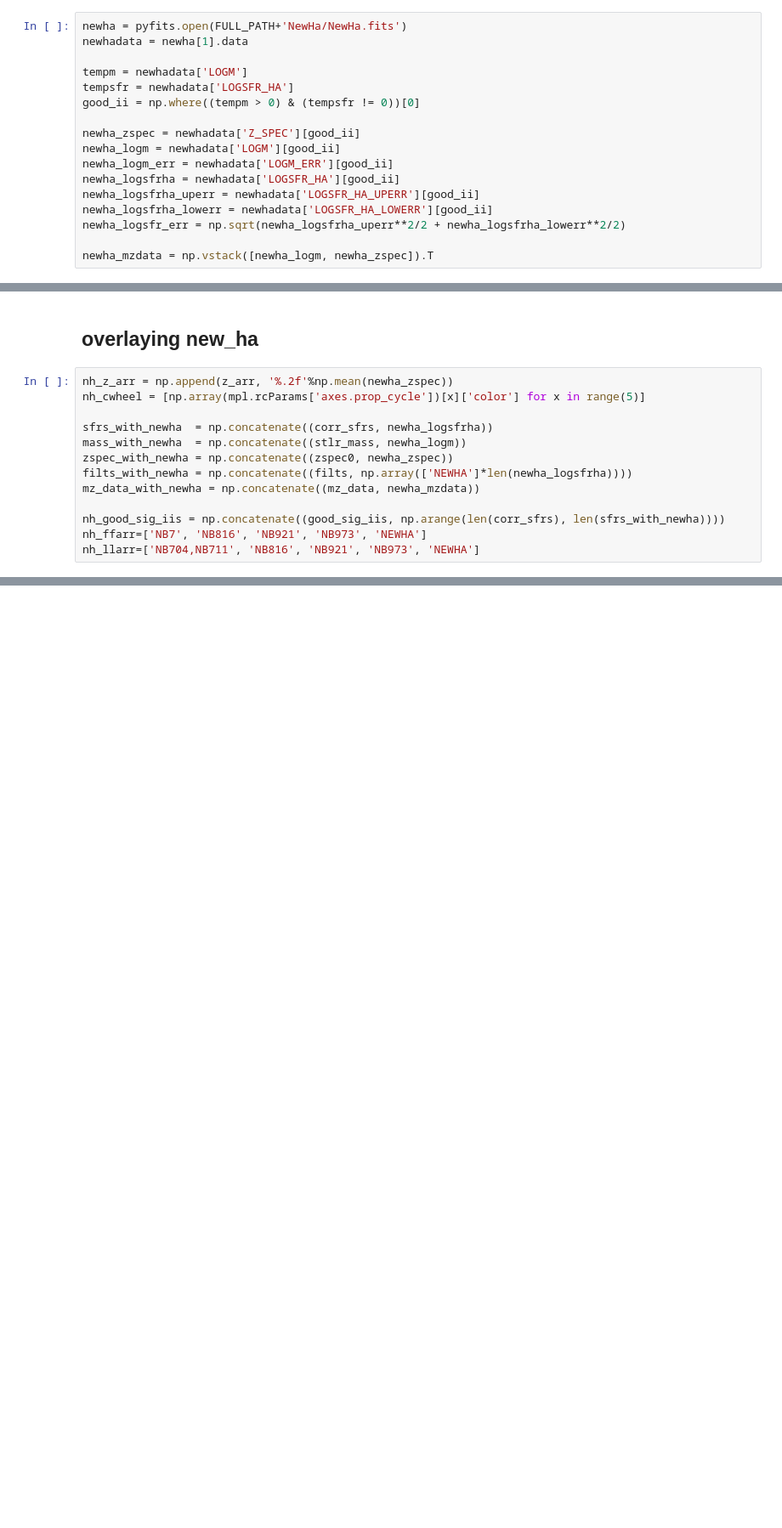
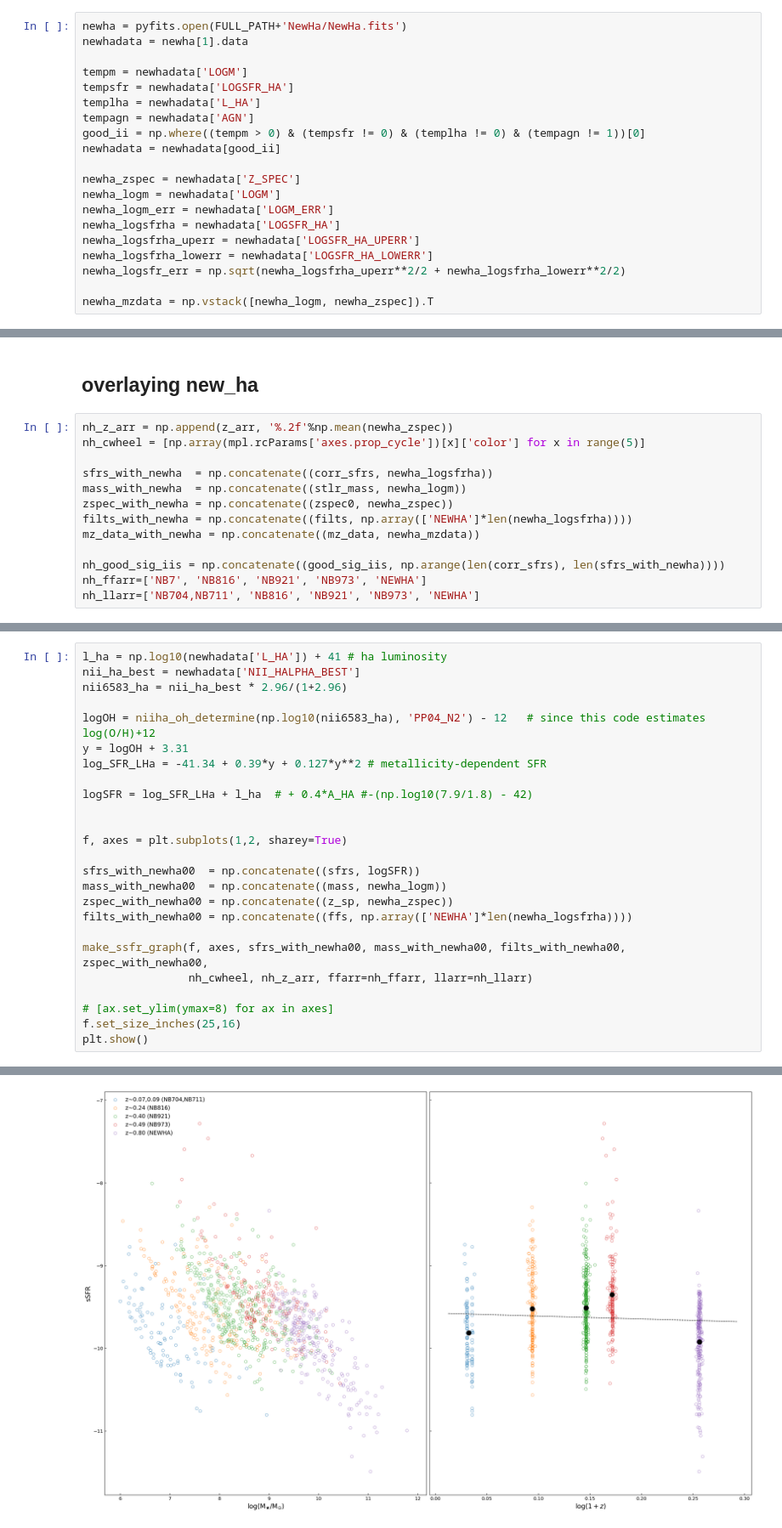
Before and after one commit to kaitshin/LowM_MainSequence, a Jupyter notebook: new_ha.ipynb, the cells around one changed output, grey strips where cells are left out. Shown at 85% size. Cells and saved outputs as stored; diff of their text form; blank space fills up the shorter version.

```diff
--- a/new_ha.ipynb
+++ b/new_ha.ipynb
@@ -59,14 +59,17 @@ newhadata = newha[1].data
 
 tempm = newhadata['LOGM']
 tempsfr = newhadata['LOGSFR_HA']
-good_ii = np.where((tempm > 0) & (tempsfr != 0))[0]
+templha = newhadata['L_HA']
+tempagn = newhadata['AGN']
+good_ii = np.where((tempm > 0) & (tempsfr != 0) & (templha != 0) & (tempagn != 1))[0]
+newhadata = newhadata[good_ii]
 
-newha_zspec = newhadata['Z_SPEC'][good_ii]
-newha_logm = newhadata['LOGM'][good_ii]
-newha_logm_err = newhadata['LOGM_ERR'][good_ii]
-newha_logsfrha = newhadata['LOGSFR_HA'][good_ii]
-newha_logsfrha_uperr = newhadata['LOGSFR_HA_UPERR'][good_ii]
-newha_logsfrha_lowerr = newhadata['LOGSFR_HA_LOWERR'][good_ii]
+newha_zspec = newhadata['Z_SPEC']
+newha_logm = newhadata['LOGM']
+newha_logm_err = newhadata['LOGM_ERR']
+newha_logsfrha = newhadata['LOGSFR_HA']
+newha_logsfrha_uperr = newhadata['LOGSFR_HA_UPERR']
+newha_logsfrha_lowerr = newhadata['LOGSFR_HA_LOWERR']
 newha_logsfr_err = np.sqrt(newha_logsfrha_uperr**2/2 + newha_logsfrha_lowerr**2/2)
 
 newha_mzdata = np.vstack([newha_logm, newha_zspec]).T
@@ -157,0 +270,26 @@ sSFR a*log(1+z)+b params: [-0.19504205 -9.5842436 ]
+# %%
+l_ha = np.log10(newhadata['L_HA']) + 41 # ha luminosity
+nii_ha_best = newhadata['NII_HALPHA_BEST']
+nii6583_ha = nii_ha_best * 2.96/(1+2.96)
+
+logOH = niiha_oh_determine(np.log10(nii6583_ha), 'PP04_N2') - 12   # since this code estimates log(O/H)+12
+y = logOH + 3.31
+log_SFR_LHa = -41.34 + 0.39*y + 0.127*y**2 # metallicity-dependent SFR
+
+logSFR = log_SFR_LHa + l_ha  # + 0.4*A_HA #-(np.log10(7.9/1.8) - 42)
+
+
+f, axes = plt.subplots(1,2, sharey=True)
+
+sfrs_with_newha00  = np.concatenate((sfrs, logSFR))
+mass_with_newha00  = np.concatenate((mass, newha_logm))
+zspec_with_newha00 = np.concatenate((z_sp, newha_zspec))
+filts_with_newha00 = np.concatenate((ffs, np.array(['NEWHA']*len(newha_logsfrha))))
+
+make_ssfr_graph(f, axes, sfrs_with_newha00, mass_with_newha00, filts_with_newha00, zspec_with_newha00,
+                nh_cwheel, nh_z_arr, ffarr=nh_ffarr, llarr=nh_llarr)
+
+# [ax.set_ylim(ymax=8) for ax in axes]
+f.set_size_inches(25,16)
+plt.show()
+# %% [output]
@@ -157,0 +297 @@ sSFR a*log(1+z)+b params: [-0.19504205 -9.5842436 ]
+[figure, added]
```
Also changed, not shown: parts of 24 cells of this notebook.
